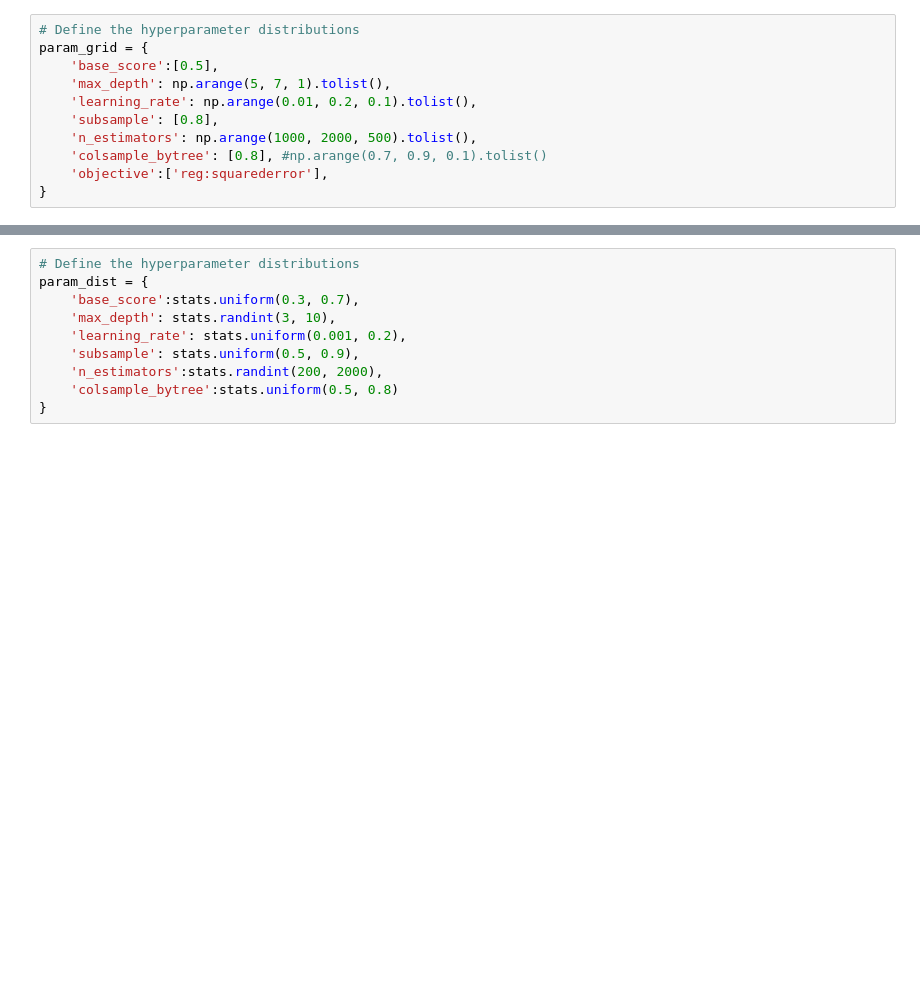
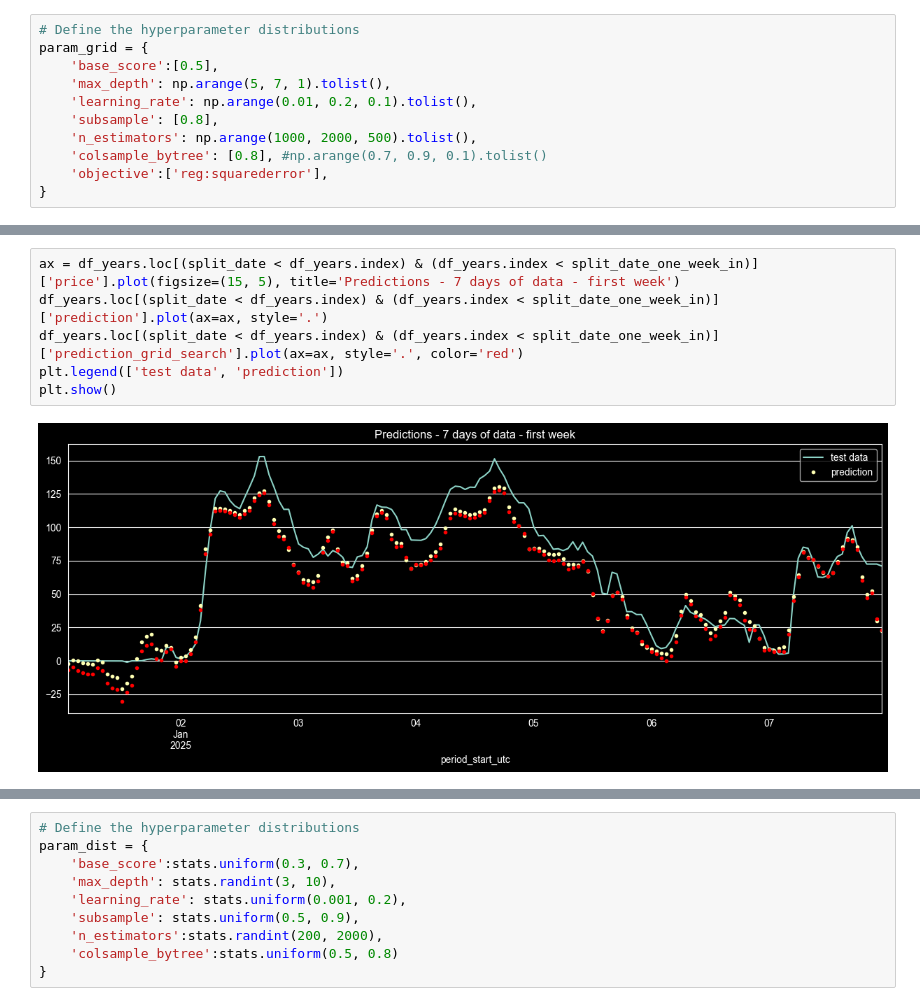
Before and after one commit to SSBO-ai/ai-for-energy, a Jupyter notebook: notebook/05_models/05_model_XGBoost.ipynb, the cells around one changed output, grey strips where cells are left out. Drawn from its saved outputs; the diff is of its cells as text; blank space fills up the shorter version.

```diff
--- a/notebook/05_models/05_model_XGBoost.ipynb
+++ b/notebook/05_models/05_model_XGBoost.ipynb
@@ -194,0 +394,8 @@ rmse_grid_search = root_mean_squared_error(test[TARGET], y_pred)
+# %%
+ax = df_years.loc[(split_date < df_years.index) & (df_years.index < split_date_one_week_in)]['price'].plot(figsize=(15, 5), title='Predictions - 7 days of data - first week')
+df_years.loc[(split_date < df_years.index) & (df_years.index < split_date_one_week_in)]['prediction'].plot(ax=ax, style='.')
+df_years.loc[(split_date < df_years.index) & (df_years.index < split_date_one_week_in)]['prediction_grid_search'].plot(ax=ax, style='.', color='red')
+plt.legend(['test data', 'prediction'])
+plt.show()
+# %% [output]
+[figure, added]
```
Also changed, not shown: parts of 28 cells of this notebook, 2 other files.
